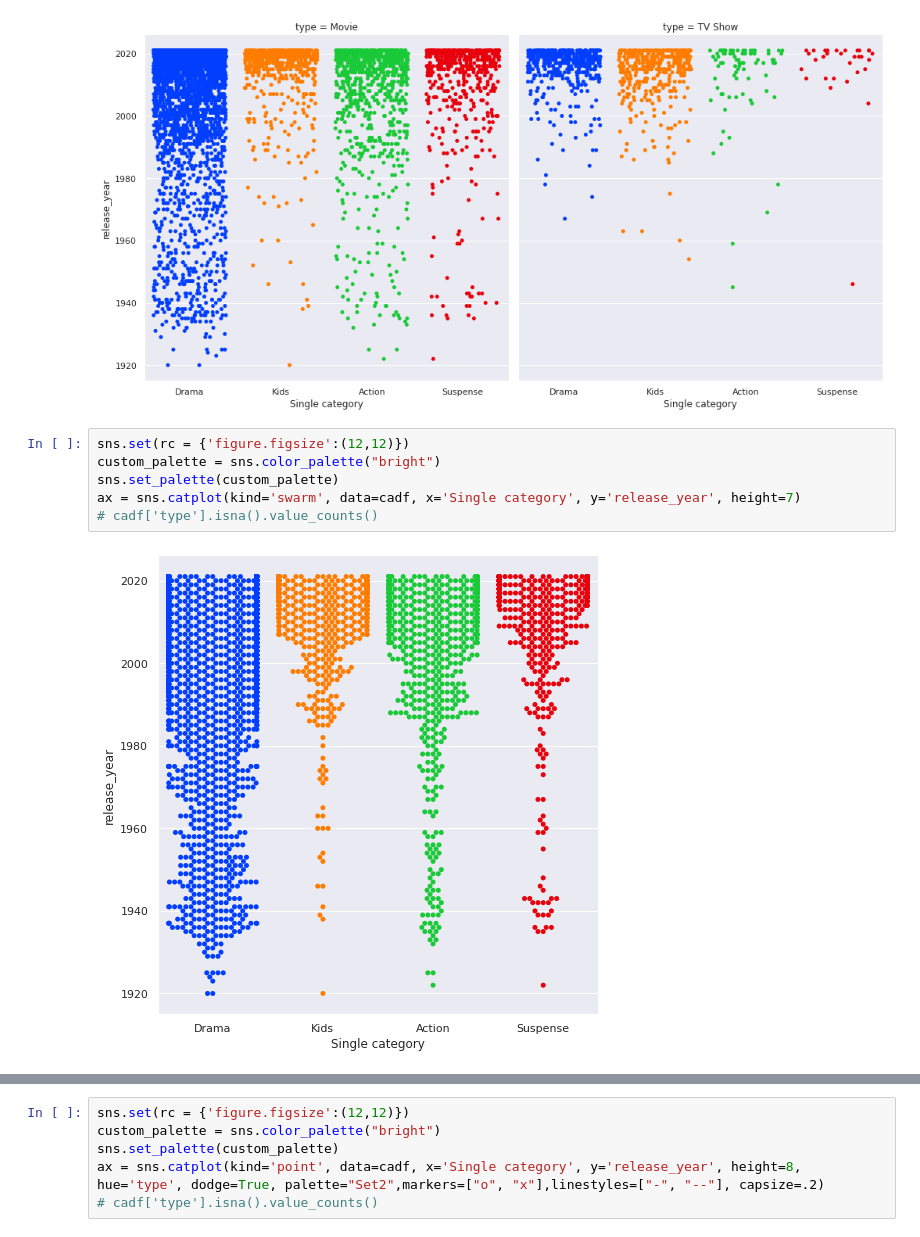
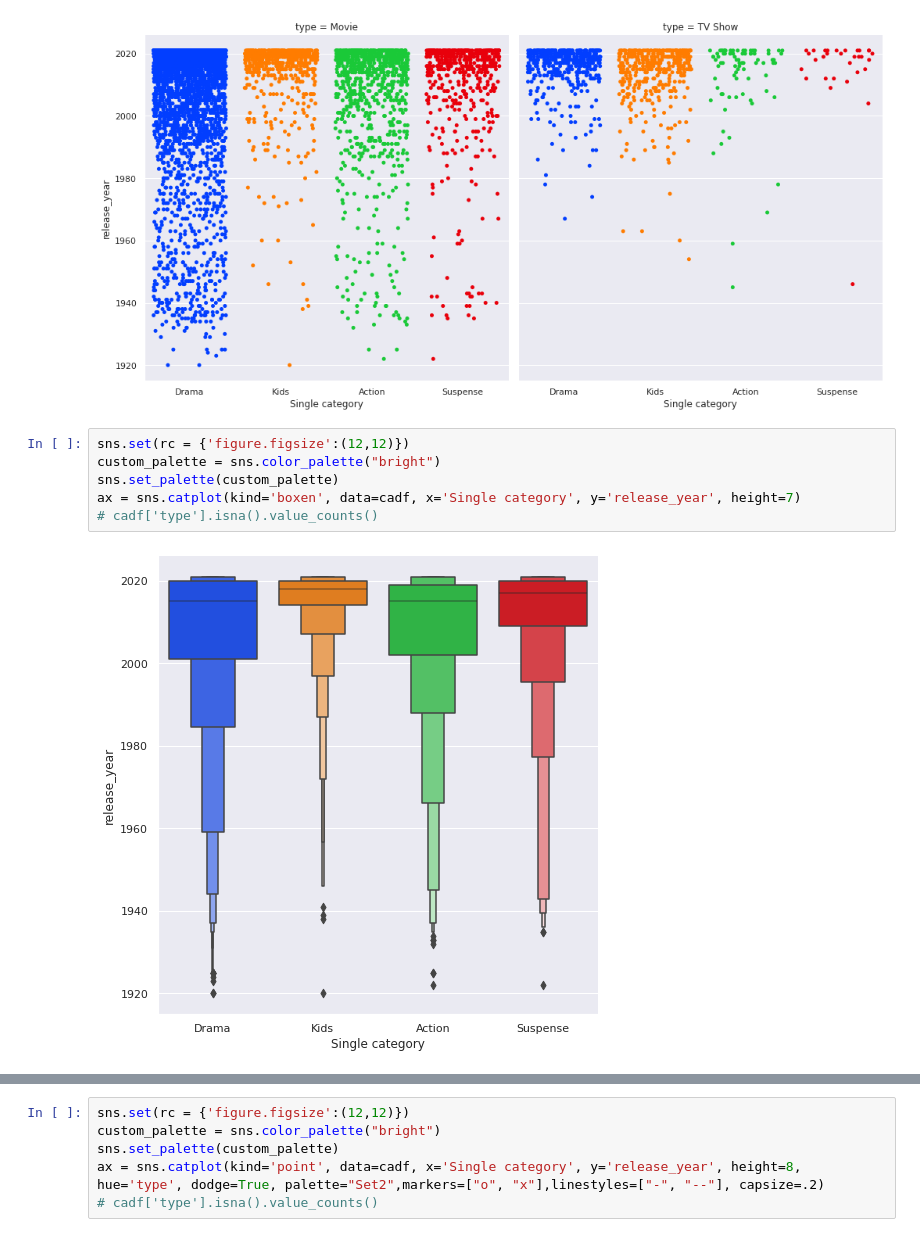
Before and after one commit to Ujwal-B/data_science_practice, a Jupyter notebook: amazonprimedataset-eda.ipynb, the cells around one changed output, grey strips where cells are left out. Cells and saved outputs as stored; diff of their text form.

Commit message:
Added a box plot and a boxen plot, removed swarm plot

```diff
--- a/amazonprimedataset-eda.ipynb
+++ b/amazonprimedataset-eda.ipynb
@@ -488,8 +488,8 @@ ax = sns.catplot(kind='strip', data=cadf, x='Single category', y='release_year',
 # %%
 sns.set(rc = {'figure.figsize':(12,12)})
 custom_palette = sns.color_palette("bright")
 sns.set_palette(custom_palette)
-ax = sns.catplot(kind='swarm', data=cadf, x='Single category', y='release_year', height=7)
+ax = sns.catplot(kind='boxen', data=cadf, x='Single category', y='release_year', height=7)
 # cadf['type'].isna().value_counts()
 # %% [output]
-[figure, old version]
+[figure, new version]
```
Also changed, not shown: parts of 1 cell of this notebook.
